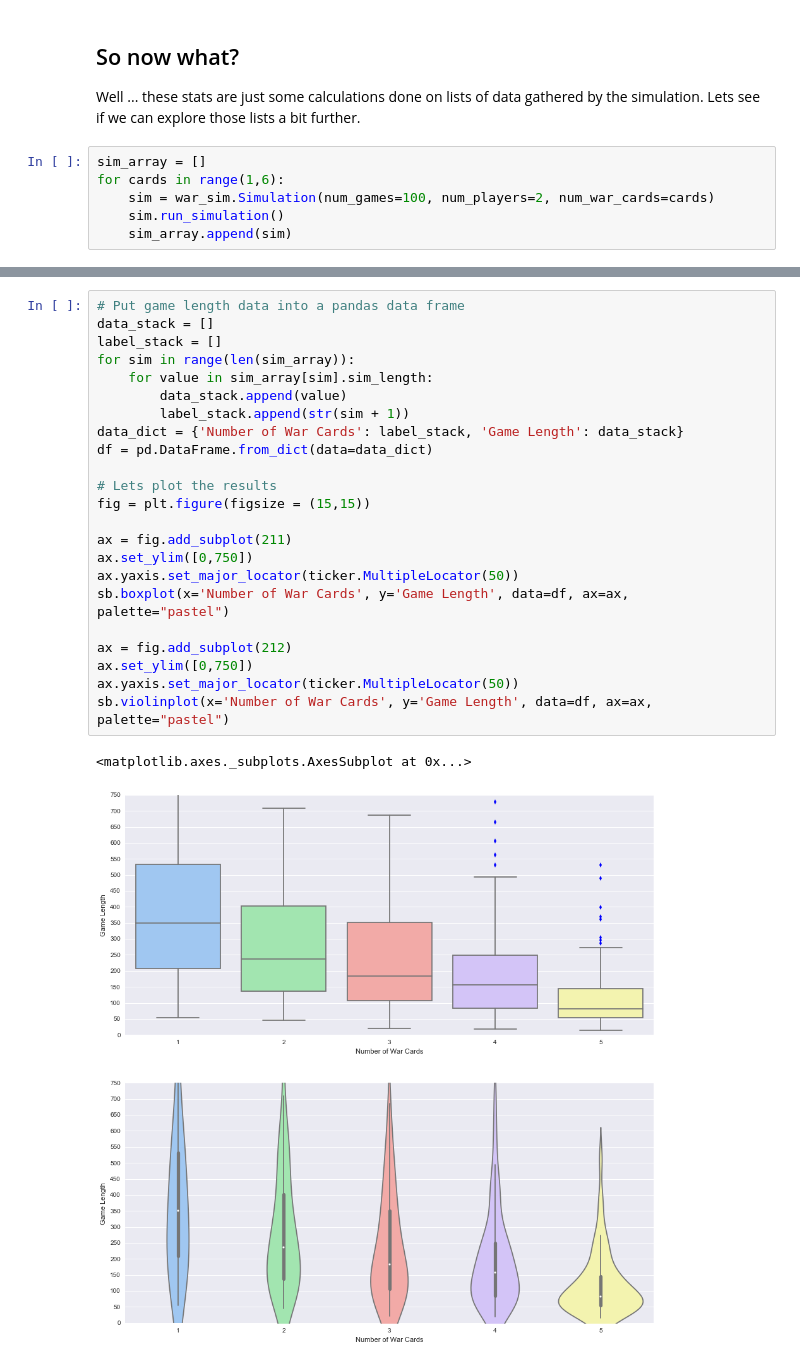
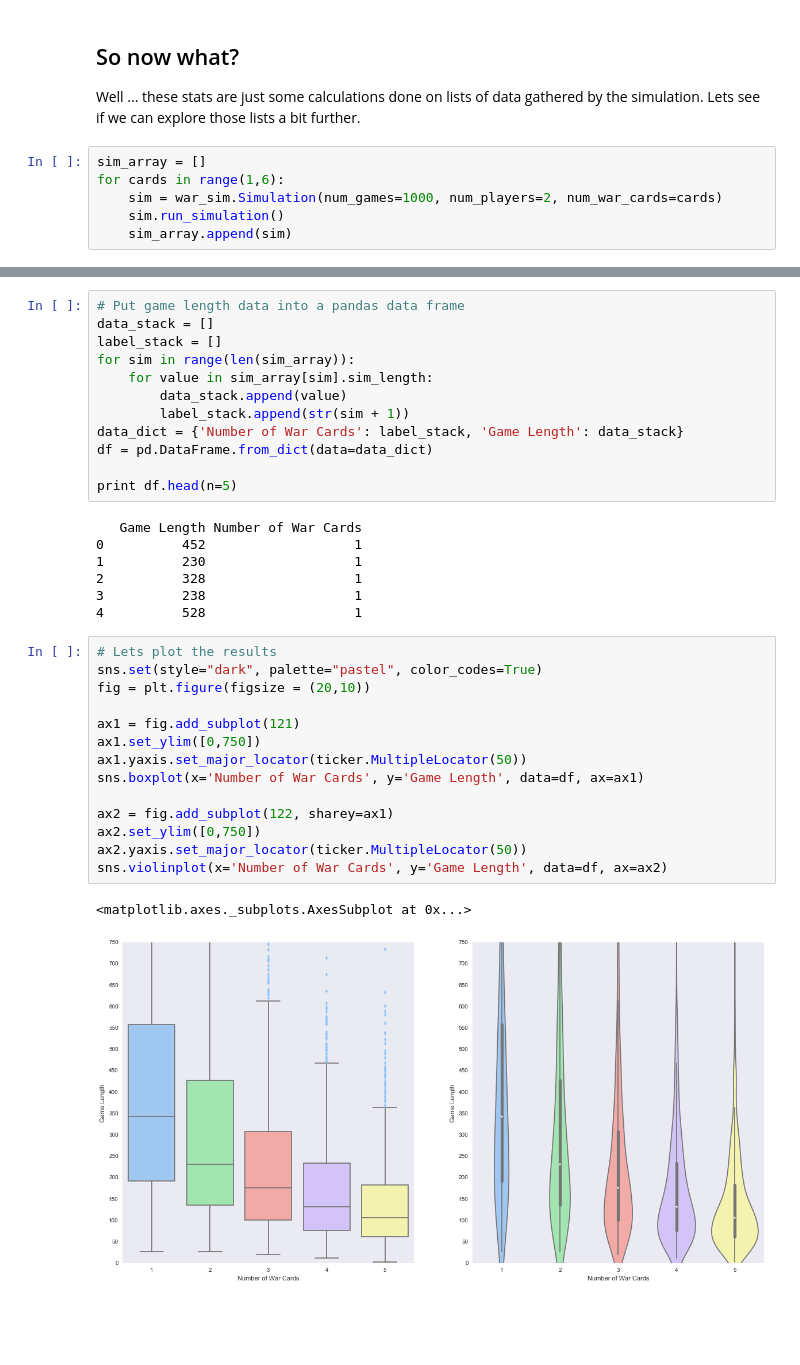
Before and after one commit to skrzym/war-card-sim, a Jupyter notebook: War-Card-Sim Walkthrough.ipynb, the cells around one changed output, grey strips where cells are left out. Cells and saved outputs as stored; diff of their text form; blank space fills up the shorter version.

```diff
--- a/War-Card-Sim Walkthrough.ipynb
+++ b/War-Card-Sim Walkthrough.ipynb
@@ -59,7 +59,7 @@ Well ... these stats are just some calculations done on lists of data gathered b
 # %%
 sim_array = []
 for cards in range(1,6):
-    sim = war_sim.Simulation(num_games=100, num_players=2, num_war_cards=cards)
+    sim = war_sim.Simulation(num_games=1000, num_players=2, num_war_cards=cards)
     sim.run_simulation()
     sim_array.append(sim)
 # %% [output]
@@ -91,18 +91,28 @@ for sim in range(len(sim_array)):
 data_dict = {'Number of War Cards': label_stack, 'Game Length': data_stack}
 df = pd.DataFrame.from_dict(data=data_dict)
 
-# Lets plot the results
-fig = plt.figure(figsize = (15,15))
-
-ax = fig.add_subplot(211)
-ax.set_ylim([0,750])
-ax.yaxis.set_major_locator(ticker.MultipleLocator(50))
-sb.boxplot(x='Number of War Cards', y='Game Length', data=df, ax=ax, palette="pastel")
-
-ax = fig.add_subplot(212)
-ax.set_ylim([0,750])
-ax.yaxis.set_major_locator(ticker.MultipleLocator(50))
-sb.violinplot(x='Number of War Cards', y='Game Length', data=df, ax=ax, palette="pastel")
+print df.head(n=5)
 # %% [output]
-<matplotlib.axes._subplots.AxesSubplot at 0x...>
+   Game Length Number of War Cards
+0          452                   1
+1          230                   1
+2          328                   1
+3          238                   1
+4          528                   1
-[figure, removed]
+# %%
+# Lets plot the results
+sns.set(style="dark", palette="pastel", color_codes=True)
+fig = plt.figure(figsize = (20,10))
+
+ax1 = fig.add_subplot(121)
+ax1.set_ylim([0,750])
+ax1.yaxis.set_major_locator(ticker.MultipleLocator(50))
+sns.boxplot(x='Number of War Cards', y='Game Length', data=df, ax=ax1)
+
+ax2 = fig.add_subplot(122, sharey=ax1)
+ax2.set_ylim([0,750])
+ax2.yaxis.set_major_locator(ticker.MultipleLocator(50))
+sns.violinplot(x='Number of War Cards', y='Game Length', data=df, ax=ax2)
+# %% [output]
+<matplotlib.axes._subplots.AxesSubplot at 0x...>
+[figure, added]
```
Also changed, not shown: parts of 4 cells of this notebook, 3 other files.
